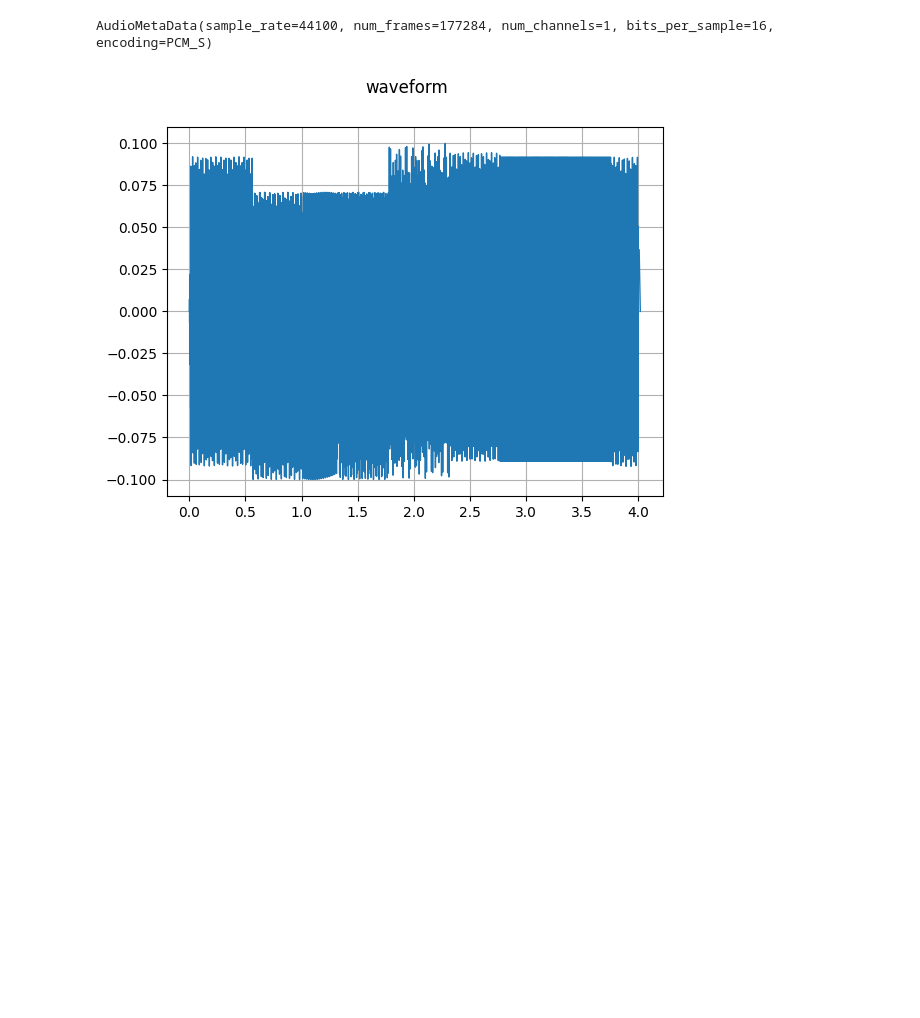
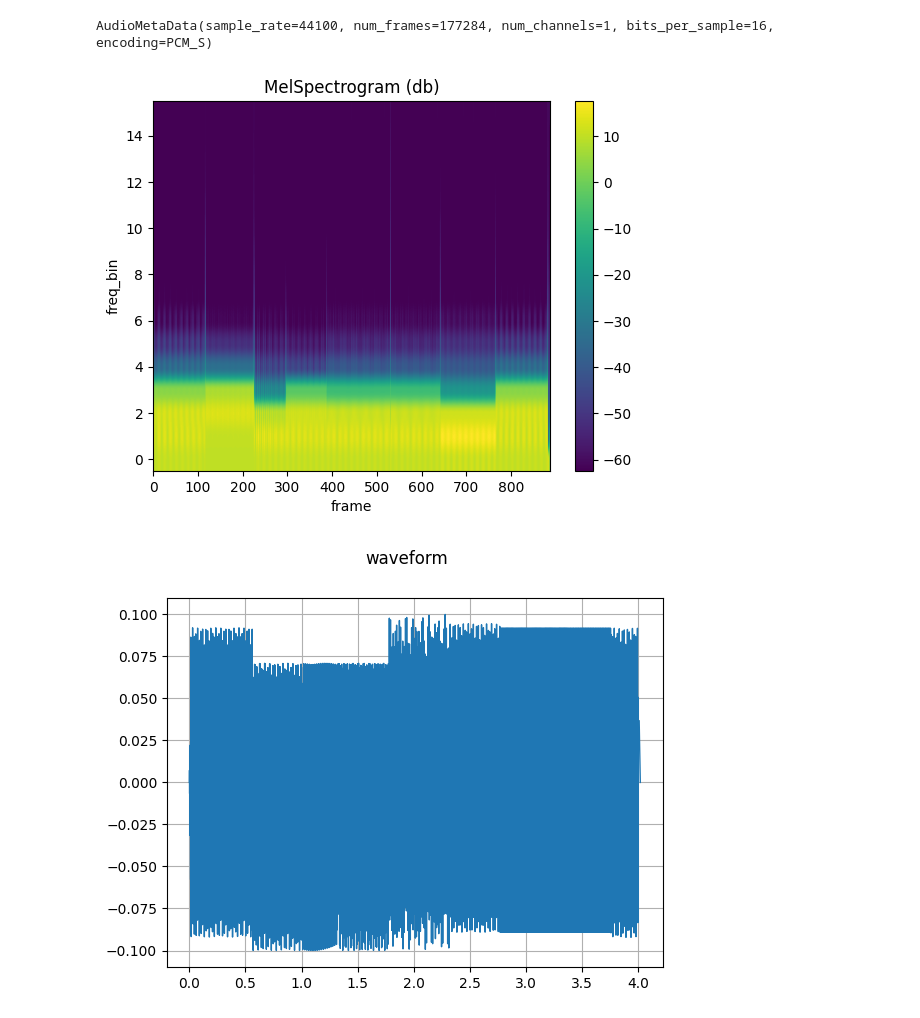
Before and after one commit to cynthpie/Synthia_melody, a Jupyter notebook: preprocessing.ipynb, the cells around one changed output. Drawn from its saved outputs; the diff is of its cells as text; code cells hidden in the pictures; blank space fills up the shorter version.

```diff
--- a/preprocessing.ipynb
+++ b/preprocessing.ipynb
@@ -14,7 +16,22 @@ print(metadata)
 # %% [output]
 AudioMetaData(sample_rate=44100, num_frames=177284, num_channels=1, bits_per_sample=16, encoding=PCM_S)
 # %%
-waveform, sample_rate = torchaudio.load("/Users/chia-hsinlin/Documents/Imperial/individual_project/msc_project/tempsnd/test_1.wav")
+waveform, sample_rate = torchaudio.load("/Users/chia-hsinlin/Documents/Imperial/individual_project/msc_project/tempsnd/major/Test__1.wav")
+# %%
+transform = torchaudio.transforms.MelSpectrogram(sample_rate=44100, n_mels=16)
+mel_specgram = transform(waveform)
+mel_specgram
+def plot_spectrogram(specgram, title=None, ylabel="freq_bin"):
+    fig, axs = plt.subplots(1, 1)
+    axs.set_title(title or "MelSpectrogram (db)")
+    axs.set_ylabel(ylabel)
+    axs.set_xlabel("frame")
+    im = axs.imshow(librosa.power_to_db(specgram), origin="lower", aspect="auto")
+    fig.colorbar(im, ax=axs)
+    plt.show(block=False)
+plot_spectrogram(mel_specgram[0])
+# %% [output]
+[figure, added]
 # %%
 def plot_waveform(waveform, sample_rate):
     waveform = waveform.numpy()
```
Also changed, not shown: parts of 5 cells of this notebook.
